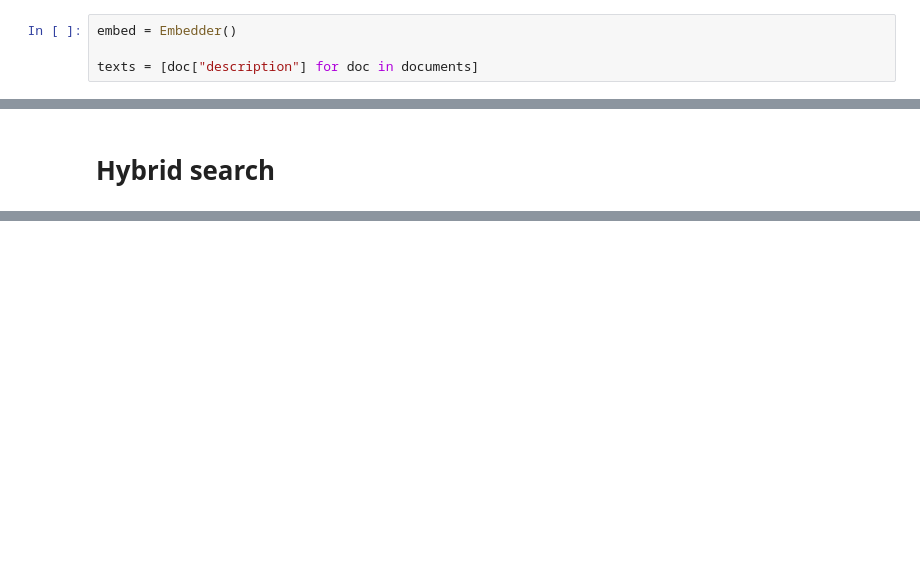
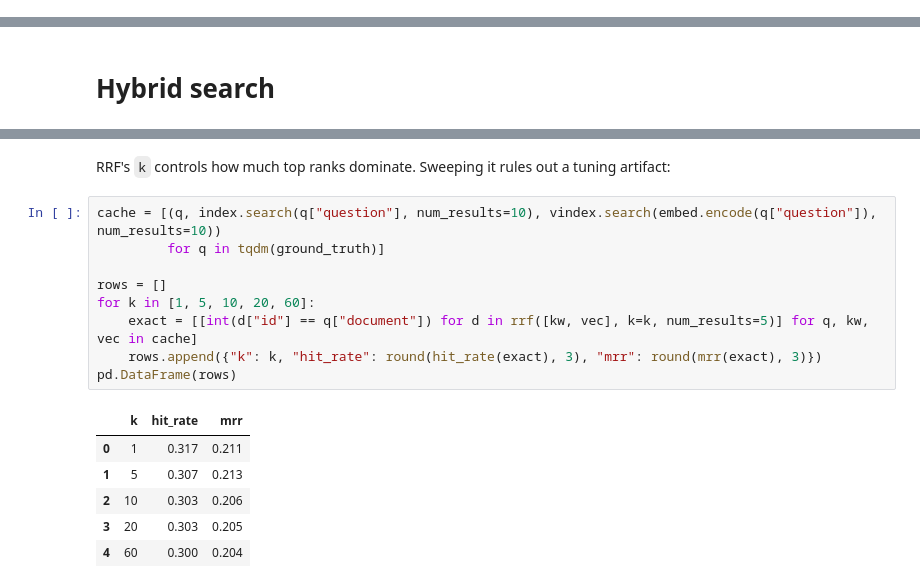
Before and after one commit to iLoveCmajor/anime-finder, a Jupyter notebook: evaluation.ipynb, the cells around one changed output, grey strips where cells are left out. Drawn from its saved outputs; the diff is of its cells as text; blank space fills up the shorter version.

```diff
--- a/evaluation.ipynb
+++ b/evaluation.ipynb
@@ -49,4 +51,0 @@ from embedder import Embedder
-# %%
-embed = Embedder()
-
-texts = [doc["description"] for doc in documents]
@@ -382,0 +245,18 @@ v2 (forced single answer): 13/30 = 43.3%
+# %% [markdown]
+RRF's `k` controls how much top ranks dominate. Sweeping it rules out a tuning artifact:
+# %%
+cache = [(q, index.search(q["question"], num_results=10), vindex.search(embed.encode(q["question"]), num_results=10))
+         for q in tqdm(ground_truth)]
+
+rows = []
+for k in [1, 5, 10, 20, 60]:
+    exact = [[int(d["id"] == q["document"]) for d in rrf([kw, vec], k=k, num_results=5)] for q, kw, vec in cache]
+    rows.append({"k": k, "hit_rate": round(hit_rate(exact), 3), "mrr": round(mrr(exact), 3)})
+pd.DataFrame(rows)
+# %% [output]
+|  | k | hit_rate | mrr |
+| 0 | 1 | 0.317 | 0.211 |
+| 1 | 5 | 0.307 | 0.213 |
+| 2 | 10 | 0.303 | 0.206 |
+| 3 | 20 | 0.303 | 0.205 |
+| 4 | 60 | 0.300 | 0.204 |
```
Also changed, not shown: parts of 73 cells of this notebook, 3 other files.
